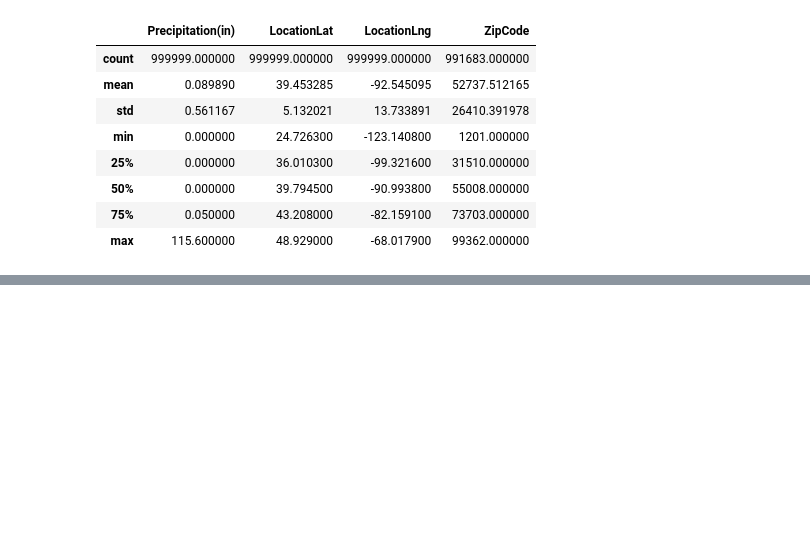
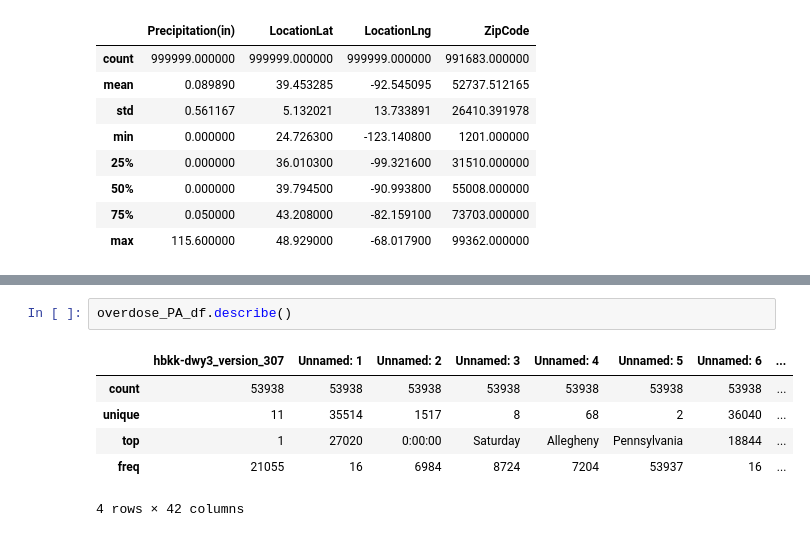
Before and after one commit to BBotzer/DAAN881_Team1, a Jupyter notebook: opioid_analytics/notebooks/data_processing_bb.ipynb, the cells around one changed output, grey strips where cells are left out. Saved outputs shown, nothing was run; the diff lists cells and outputs as text; blank space fills up the shorter version.

```diff
--- a/opioid_analytics/notebooks/data_processing_bb.ipynb
+++ b/opioid_analytics/notebooks/data_processing_bb.ipynb
@@ -195,0 +235,9 @@ weather_df.describe()
+# %%
+overdose_PA_df.describe()
+# %% [output]
+|  | hbkk-dwy3_version_307 | Unnamed: 1 | Unnamed: 2 | Unnamed: 3 | Unnamed: 4 | Unnamed: 5 | Unnamed: 6 | ... |
+| count | 53938 | 53938 | 53938 | 53938 | 53938 | 53938 | 53938 | ... |
+| unique | 11 | 35514 | 1517 | 8 | 68 | 2 | 36040 | ... |
+| top | 1 | 27020 | 0:00:00 | Saturday | Allegheny | Pennsylvania | 18844 | ... |
+| freq | 21055 | 16 | 6984 | 8724 | 7204 | 53937 | 16 | ... |
+4 rows × 42 columns
```
Also changed, not shown: parts of 6 cells of this notebook, 5 other files.
